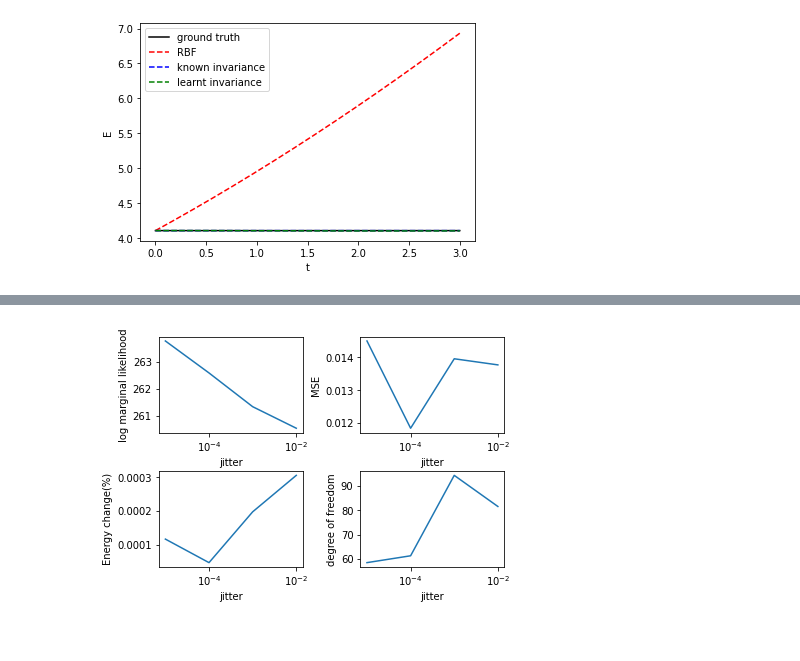
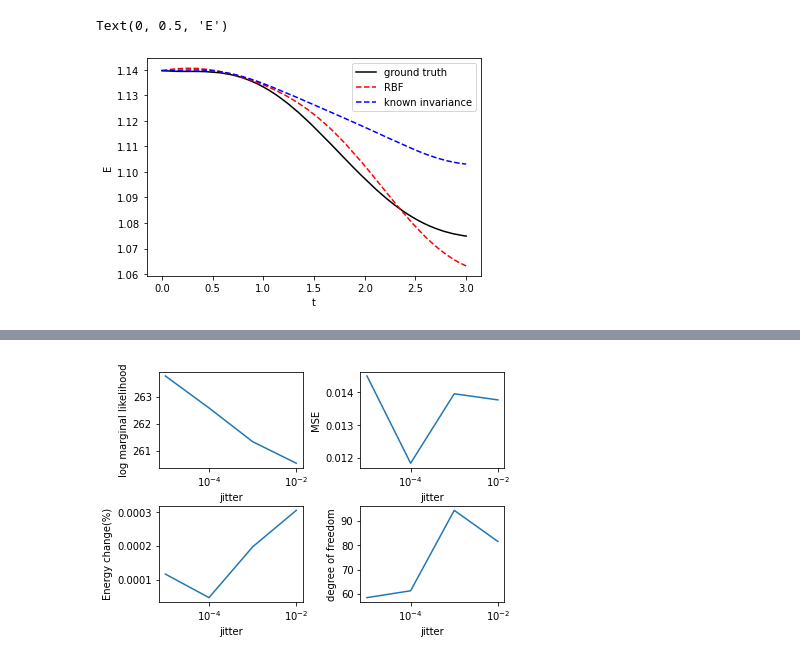
Before and after one commit to charlielao/dynamical_system_invariance_project, a Jupyter notebook: codes/run_1d.ipynb, the cells around one changed output, grey strips where cells are left out. Drawn from its saved outputs; the diff is of its cells as text; code cells hidden in the pictures.

Commit message:
data efficiency, and learnt overtime

```diff
--- a/codes/run_1d.ipynb
+++ b/codes/run_1d.ipynb
@@ -40,9 +40,10 @@ try:
     known = get_GPR_model(kernel, mean, data, 500)
     print("known: "+format(known.log_marginal_likelihood().numpy(),".2f"))
     i = 0
+    '''
     for poly_f_d in [2]:
         for poly_g_d in [2]:
-            kernel = get_polynomial_invariance(3, invar_density, jitter, poly_f_d, poly_g_d) #switch
+            kernel = get_damped_polynomial_invariance(3, invar_density, jitter, poly_f_d, poly_g_d) #switch
             m = get_GPR_model(kernel, mean, data, 3000)
             print("(%s, %s)----------------------"%(poly_f_d-1, poly_g_d-1))
             np.set_printoptions(precision=4)
@@ -55,6 +56,7 @@ try:
                 latex+='\\'
             else:
                 latex+="&"
+    '''
 except tf.errors.InvalidArgumentError:
     print("jitter too small")
 # %% [output]
@@ -82,20 +82,20 @@ dynamics = SHM_dynamics
 
 lml_moi = moi.log_marginal_likelihood().numpy()
 lml_inv = known.log_marginal_likelihood().numpy()
-lml_inv_p = m.log_marginal_likelihood().numpy()
+#lml_inv_p = m.log_marginal_likelihood().numpy()
 
 #grid_moi = (evaluate_model_grid(moi, grids, dynamics))
 #grid_inv = (evaluate_model_grid(known, grids, dynamics))
 #grid_inv_p = (evaluate_model_grid(m, grids, dynamics))
 print(lml_moi)
 print(lml_inv)
-print(lml_inv_p)
+#print(lml_inv_p)
 #def energy(X):
 #    return 0.5*tf.square(X[:,1])-np.cos(X[:,0])
 def energy(X):
     return 0.5*tf.square(X[:,1])+0.5*tf.square(X[:,0])
 
-for i in range(3):
+for i in range(1):
     print(i)
     test_starting_position = (np.random.uniform(-max_x, max_x))
     test_starting_velocity = (np.random.uniform(-max_v, max_v))
@@ -111,8 +111,8 @@ for i in range(3):
     evaluate_invariance =evaluate_model_future(known, test_starting, dynamics,time_setting, energy)
     eva_future_inv.append(evaluate_invariance[0])
 
-    evaluate_invariance_p =evaluate_model_future(m, test_starting, dynamics, time_setting, energy)#, (m.kernel.inv_f, m.kernel.inv_g), (lambda x: x, lambda x:np.sin(x)))
-    eva_future_inv_p.append(evaluate_invariance_p[0])
+#    evaluate_invariance_p =evaluate_model_future(m, test_starting, dynamics, time_setting, energy)#, (m.kernel.inv_f, m.kernel.inv_g), (lambda x: x, lambda x:np.sin(x)))
+#    eva_future_inv_p.append(evaluate_invariance_p[0])
     print(evaluate_moi[0])
     print(evaluate_invariance[0])
 # %% [output]
@@ -182,15 +175,16 @@ plt.savefig("figures/shm_learnt.pdf")
 # %%
 t = np.linspace(0, testing_time, int(testing_time/time_step))
-plt.plot(t, tf.squeeze(evaluate_invariance_p[5])+1, label="ground truth", color="black")
+plt.plot(t, tf.squeeze(evaluate_invariance[5])+1, label="ground truth", color="black")
 plt.plot(t, tf.squeeze(evaluate_moi[6])+1, "--", label="RBF", color="red")
 plt.plot(t, tf.squeeze(evaluate_invariance[6])+1,"--" ,  label="known invariance", color="blue")
-plt.plot(t, tf.squeeze(evaluate_invariance_p[6])+1, "--",label="learnt invariance", color="green")
+#plt.plot(t, tf.squeeze(evaluate_invariance_p[6])+1, "--",label="learnt invariance", color="green")
 plt.legend()
 plt.xlabel("t")
 plt.ylabel("E")
-plt.savefig("figures/shm_energy.pdf")
+#plt.savefig("figures/shm_energy.pdf")
 # %% [output]
+Text(0, 0.5, 'E')
-[figure, old version]
+[figure, new version]
 # %%
 
 lmls = np.zeros(5)
```
Also changed, not shown: parts of 10 cells of this notebook, 10 other files.
